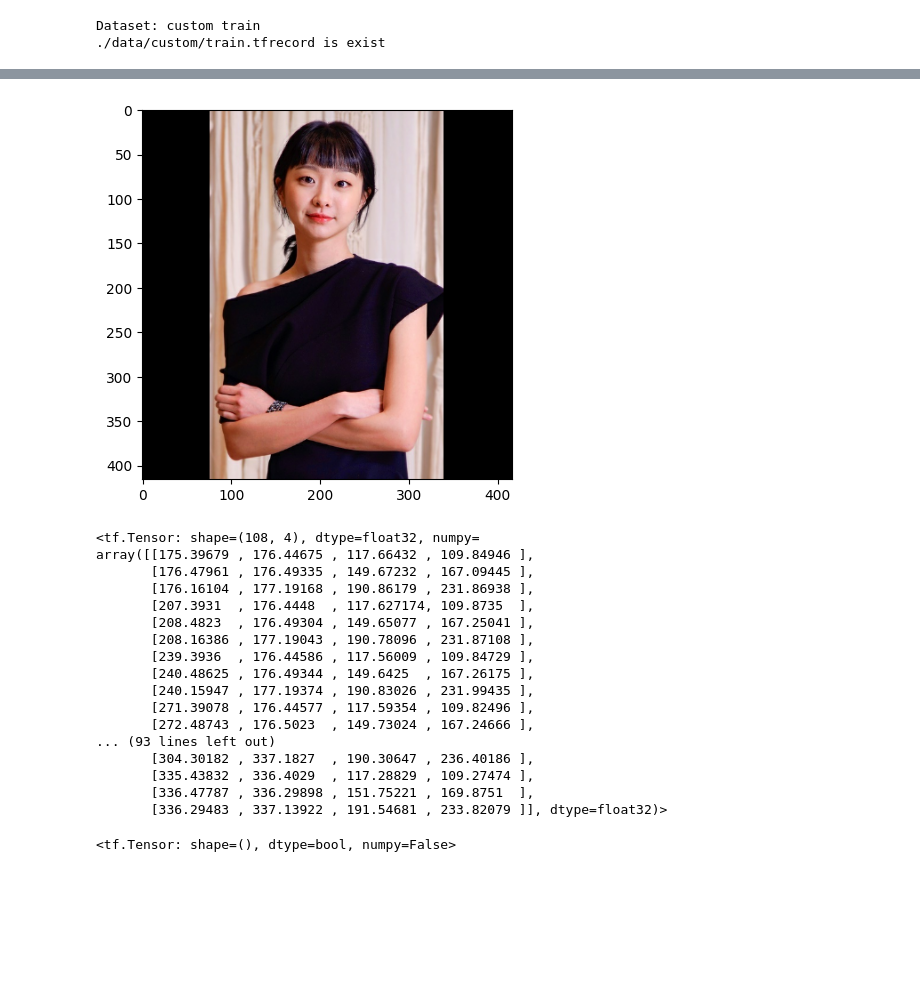
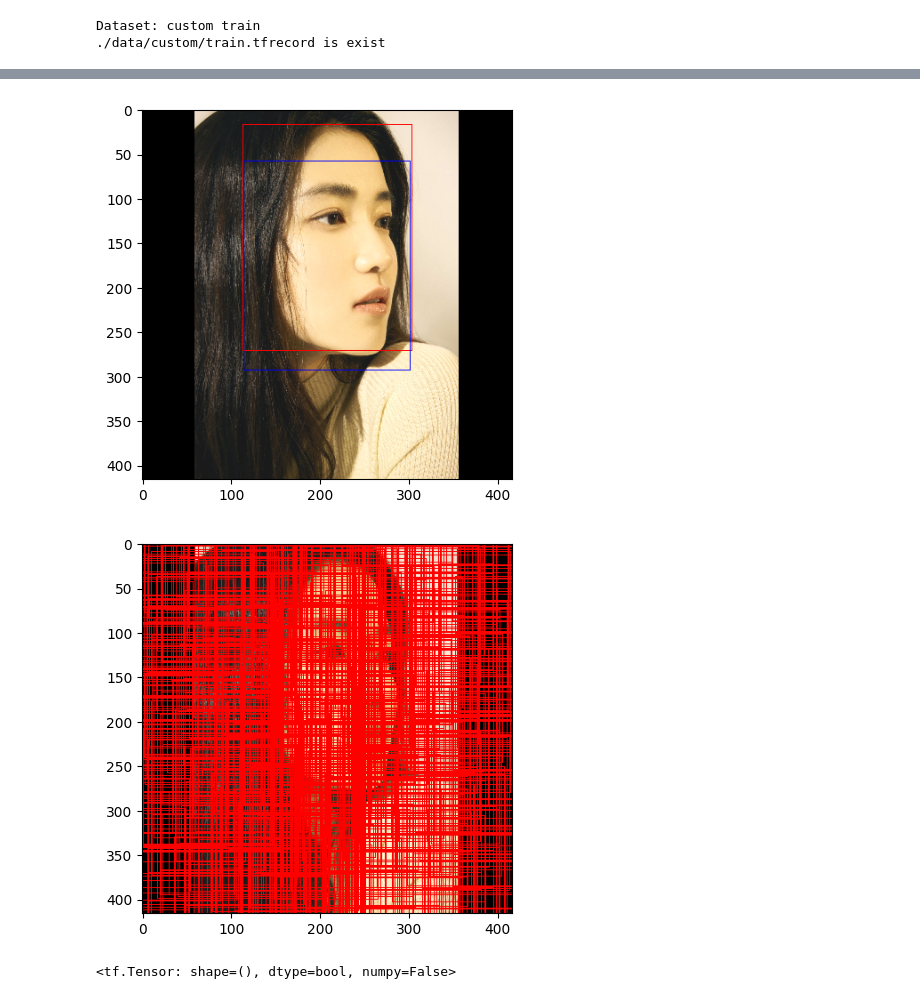
Before and after one commit to kongbuhaja/YOLO_v4, a Jupyter notebook: test_home.ipynb, the cells around one changed output, grey strips where cells are left out. Saved outputs shown, nothing was run; the diff lists cells and outputs as text; code cells hidden in the pictures; blank space fills up the shorter version.

```diff
--- a/test_home.ipynb
+++ b/test_home.ipynb
@@ -89,28 +87,32 @@ anchors = anchor_utils.get_anchors_xywh(ANCHORS, STRIDES, IMAGE_SIZE)
 # %%
 for g, anchor, stride in zip(out, anchors, STRIDES):
     i = (images[0].numpy()*255).astype(np.uint8)
     bbox = g[..., :4]
     conf = g[..., 4:5]
     prob = g[..., 5:]
     pred_xy = tf.sigmoid(bbox[..., :2]) + anchor[..., :2]
     pred_wh = tf.exp(bbox[..., 2:4]) * anchor[..., 2:4]
     pred_bbox = tf.concat([pred_xy, pred_wh], -1) * stride
+
+    best_c = 0.
+    best_box = [[0,0],[0,0]]
     for b, c, p in zip(pred_bbox.numpy().reshape(-1, 4), conf.numpy().reshape(-1, 1), prob.numpy().reshape(-1, 1)):
+
         if c>0.06:
             p1 = (b[:2] - 0.5 * b[2:4]).astype(np.int32)
             p2 = (b[:2] + 0.5 * b[2:4]).astype(np.int32)
             cv2.rectangle(i, p1, p2, (255, 0, 0), 1)
+            if best_c < c:
+                best_c = c
+                best_box = [p1, p2]
 
-    for a in anchor.numpy().reshape(-1, 4)*stride:
-        p1 = (a[:2] - 0.5 * a[2:4]).astype(np.int32)
-        p2 = (a[:2] + 0.5 * a[2:4]).astype(np.int32)
-        # cv2.rectangle(i, p1, p2, (0, 255, 0), 1)
+    cv2.rectangle(i, best_box[0], best_box[1], (0, 0, 255), 1)
 
 
 plt.imshow(i)
 plt.show()
 # %% [output]
-[figure, old version]
+[figure, new version]
 # %%
 for g, anchor, stride in zip(out, anchors, STRIDES):
     i = (images[0].numpy()*255).astype(np.uint8)
@@ -135,23 +137,7 @@ for g, anchor, stride in zip(out, anchors, STRIDES):
 plt.imshow(i)
 plt.show()
 # %% [output]
-<tf.Tensor: shape=(108, 4), dtype=float32, numpy=
-array([[175.39679 , 176.44675 , 117.66432 , 109.84946 ],
-       [176.47961 , 176.49335 , 149.67232 , 167.09445 ],
-       [176.16104 , 177.19168 , 190.86179 , 231.86938 ],
-       [207.3931  , 176.4448  , 117.627174, 109.8735  ],
-       [208.4823  , 176.49304 , 149.65077 , 167.25041 ],
-       [208.16386 , 177.19043 , 190.78096 , 231.87108 ],
-       [239.3936  , 176.44586 , 117.56009 , 109.84729 ],
-       [240.48625 , 176.49344 , 149.6425  , 167.26175 ],
-       [240.15947 , 177.19374 , 190.83026 , 231.99435 ],
-       [271.39078 , 176.44577 , 117.59354 , 109.82496 ],
-       [272.48743 , 176.5023  , 149.73024 , 167.24666 ],
-... (93 lines left out)
-       [304.30182 , 337.1827  , 190.30647 , 236.40186 ],
-       [335.43832 , 336.4029  , 117.28829 , 109.27474 ],
-       [336.47787 , 336.29898 , 151.75221 , 169.8751  ],
-       [336.29483 , 337.13922 , 191.54681 , 233.82079 ]], dtype=float32)>
+[figure, added]
 # %%
 tf.reduce_all(tf.logical_and(pred_bbox[..., :2]>150, pred_bbox[..., :2]<350))
 # %% [output]
```
Also changed, not shown: parts of 2 cells of this notebook, 5 other files.
